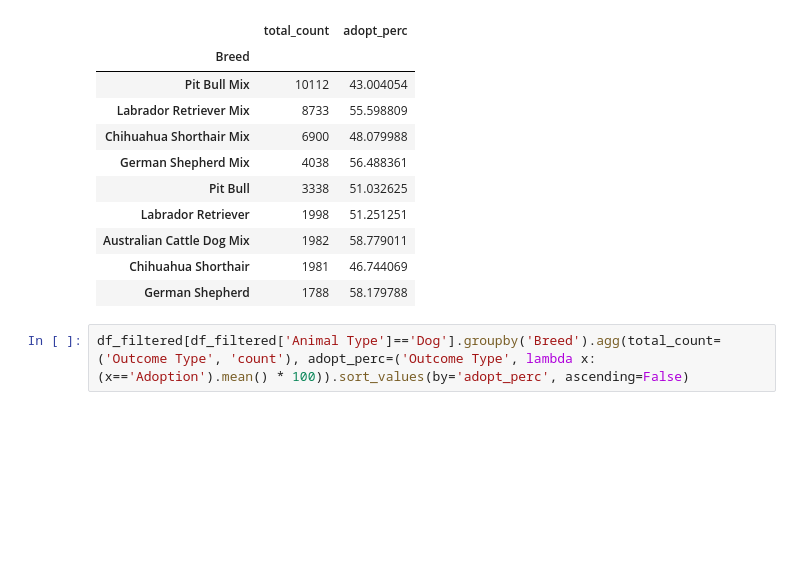
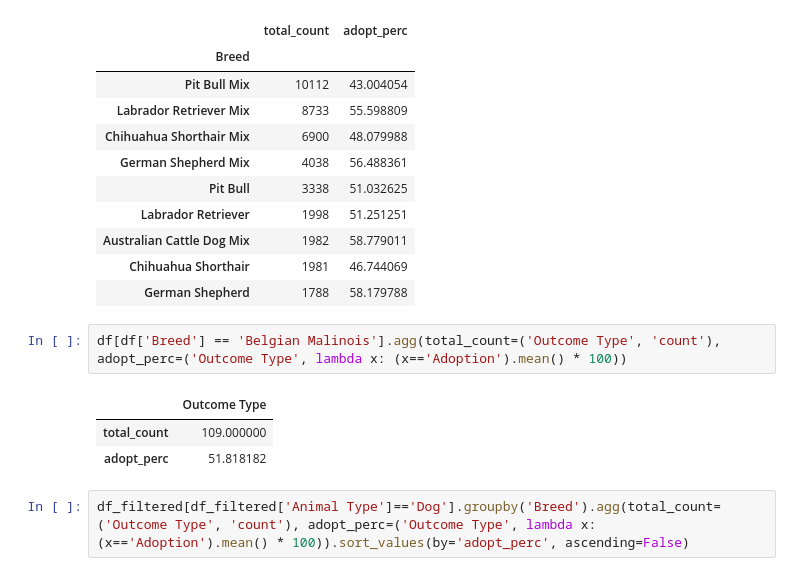
Before and after one commit to 607brendon/kaggle-pandas-tutorial, a Jupyter notebook: austin-animal-center-outcomes-eda.ipynb, the cells around one changed output. Cells and saved outputs as stored; diff of their text form; blank space fills up the shorter version.

```diff
--- a/austin-animal-center-outcomes-eda.ipynb
+++ b/austin-animal-center-outcomes-eda.ipynb
@@ -819,6 +819,12 @@ df_filtered[df_filtered['Animal Type']=='Dog'].groupby('Breed').agg(total_count=
 | Australian Cattle Dog Mix | 1982 | 58.779011 |
 | Chihuahua Shorthair | 1981 | 46.744069 |
 | German Shepherd | 1788 | 58.179788 |
+# %%
+df[df['Breed'] == 'Belgian Malinois'].agg(total_count=('Outcome Type', 'count'), adopt_perc=('Outcome Type', lambda x: (x=='Adoption').mean() * 100))
+# %% [output]
+|  | Outcome Type |
+| total_count | 109.000000 |
+| adopt_perc | 51.818182 |
 # %%
 df_filtered[df_filtered['Animal Type']=='Dog'].groupby('Breed').agg(total_count=('Outcome Type', 'count'), adopt_perc=('Outcome Type', lambda x: (x=='Adoption').mean() * 100)).sort_values(by='adopt_perc', ascending=False)
 # %% [output]
```
Also changed, not shown: parts of 4 cells of this notebook.
